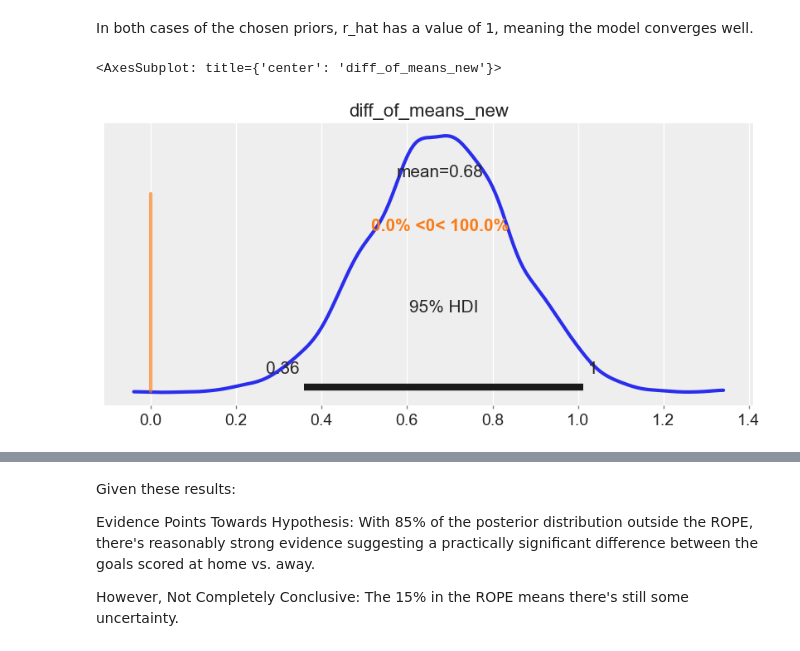
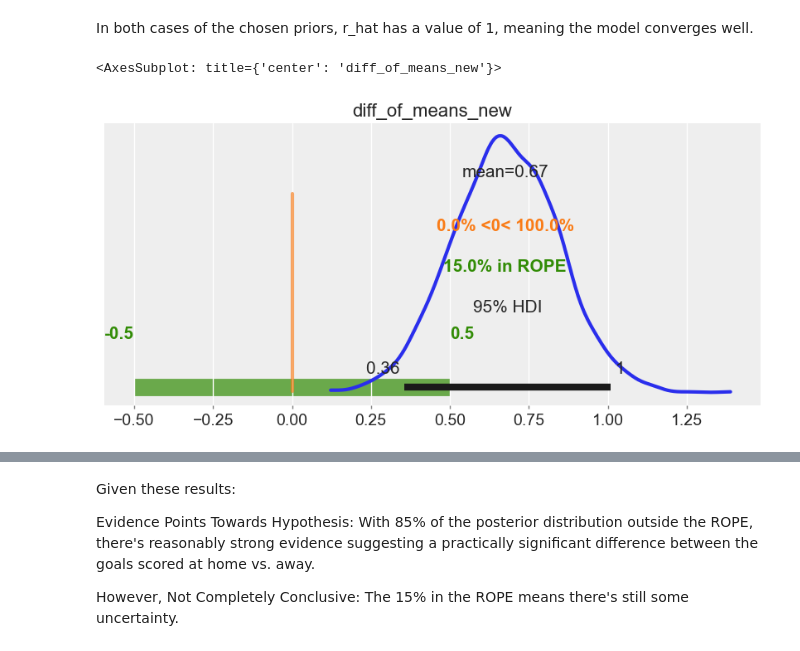
Before and after one commit to k0ruy/bayesian_retry, a Jupyter notebook: retry/hypotesis_RETRY.ipynb, the cells around one changed output, grey strips where cells are left out. Cells and saved outputs as stored; diff of their text form; code cells hidden in the pictures.

```diff
--- a/retry/hypotesis_RETRY.ipynb
+++ b/retry/hypotesis_RETRY.ipynb
@@ -250,7 +243,7 @@ array([<AxesSubplot: xlabel='y_1 / y_1'>,
 # %% [markdown]
 ## Prior sensitivity
 # %%
-mu_new = 3.6
+mu_new = 2.75
 # double the sima to have a more diffuse prior
 sigma_new = sigma * 2
 
@@ -294,7 +287,7 @@ az.summary(trace_sensitivity, hdi_prob=0.95)
 # %% [markdown]
 In both cases of the chosen priors, r_hat has a value of 1, meaning the model converges well.
 # %%
-az.plot_posterior(trace_sensitivity,  var_names="diff_of_means_new", ref_val=0, hdi_prob=0.95)
+az.plot_posterior(trace_sensitivity,  var_names="diff_of_means_new", ref_val=0, rope=[-0.5,0.5], hdi_prob=0.95)
 # %% [output]
 <AxesSubplot: title={'center': 'diff_of_means_new'}>
-[figure, old version]
+[figure, new version]
```
Also changed, not shown: parts of 12 cells of this notebook.
